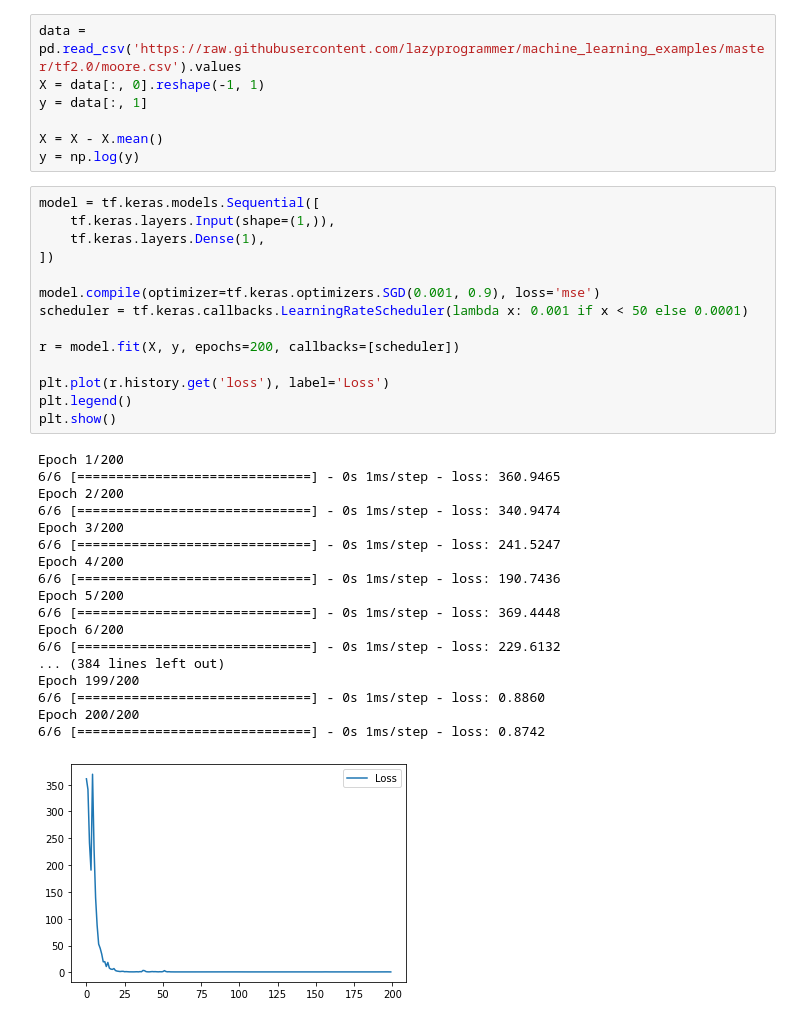
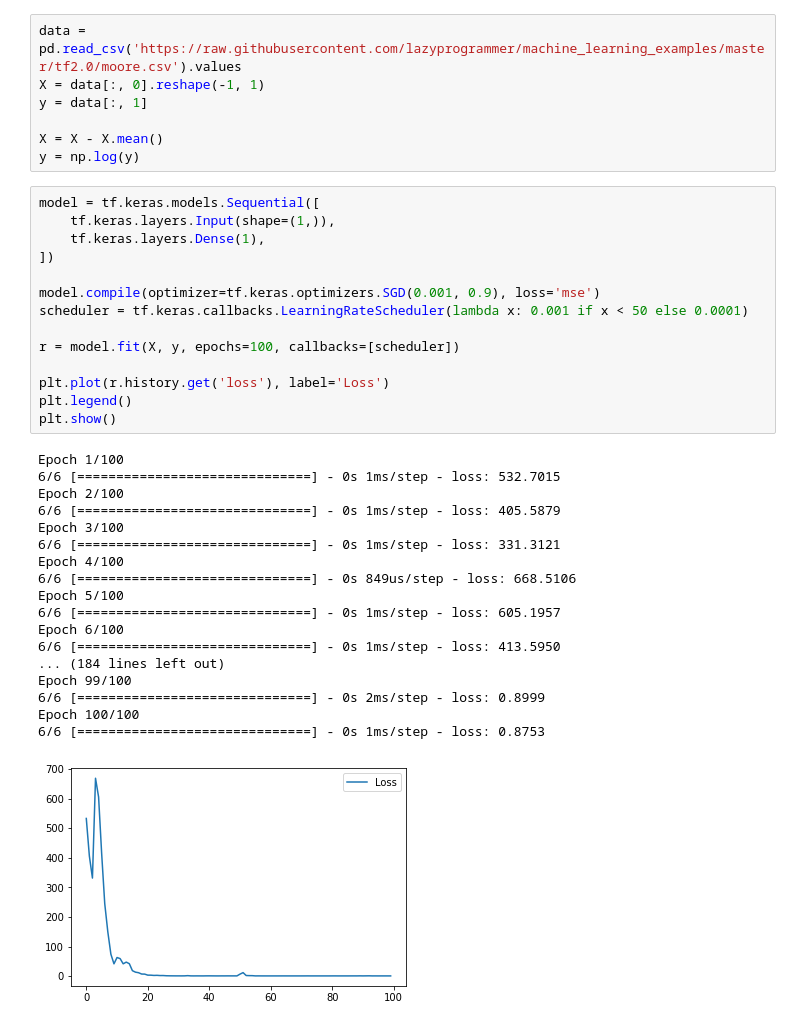
Before and after one commit to AlumiK/tensorflow2-notebooks, a Jupyter notebook: 01 Machine Learning and Neurons/02_linear_regression.ipynb, the cells around one changed output. Cells and saved outputs as stored; diff of their text form.

Commit message:
Reduce epochs

```diff
--- a/01 Machine Learning and Neurons/02_linear_regression.ipynb
+++ b/01 Machine Learning and Neurons/02_linear_regression.ipynb
@@ -17,36 +17,36 @@ y = np.log(y)
 # %%
 model = tf.keras.models.Sequential([
     tf.keras.layers.Input(shape=(1,)),
     tf.keras.layers.Dense(1),
 ])
 
 model.compile(optimizer=tf.keras.optimizers.SGD(0.001, 0.9), loss='mse')
 scheduler = tf.keras.callbacks.LearningRateScheduler(lambda x: 0.001 if x < 50 else 0.0001)
 
-r = model.fit(X, y, epochs=200, callbacks=[scheduler])
+r = model.fit(X, y, epochs=100, callbacks=[scheduler])
 
 plt.plot(r.history.get('loss'), label='Loss')
 plt.legend()
 plt.show()
 # %% [output]
-Epoch 1/200
-6/6 [==============================] - 0s 1ms/step - loss: 360.9465
-Epoch 2/200
-6/6 [==============================] - 0s 1ms/step - loss: 340.9474
-Epoch 3/200
-6/6 [==============================] - 0s 1ms/step - loss: 241.5247
-Epoch 4/200
-6/6 [==============================] - 0s 1ms/step - loss: 190.7436
-Epoch 5/200
-6/6 [==============================] - 0s 1ms/step - loss: 369.4448
-Epoch 6/200
-6/6 [==============================] - 0s 1ms/step - loss: 229.6132
-... (384 lines left out)
-Epoch 199/200
-6/6 [==============================] - 0s 1ms/step - loss: 0.8860
-Epoch 200/200
-6/6 [==============================] - 0s 1ms/step - loss: 0.8742
+Epoch 1/100
+6/6 [==============================] - 0s 1ms/step - loss: 532.7015
+Epoch 2/100
+6/6 [==============================] - 0s 1ms/step - loss: 405.5879
+Epoch 3/100
+6/6 [==============================] - 0s 1ms/step - loss: 331.3121
+Epoch 4/100
+6/6 [==============================] - 0s 849us/step - loss: 668.5106
+Epoch 5/100
+6/6 [==============================] - 0s 1ms/step - loss: 605.1957
+Epoch 6/100
+6/6 [==============================] - 0s 1ms/step - loss: 413.5950
+... (184 lines left out)
+Epoch 99/100
+6/6 [==============================] - 0s 2ms/step - loss: 0.8999
+Epoch 100/100
+6/6 [==============================] - 0s 1ms/step - loss: 0.8753
-[figure, old version]
+[figure, new version]
 # %%
 a = model.layers[0].get_weights()[0][0, 0]
 print(f'Time to double: {np.log(2) / a}')
```
Also changed, not shown: parts of 1 cell of this notebook.
